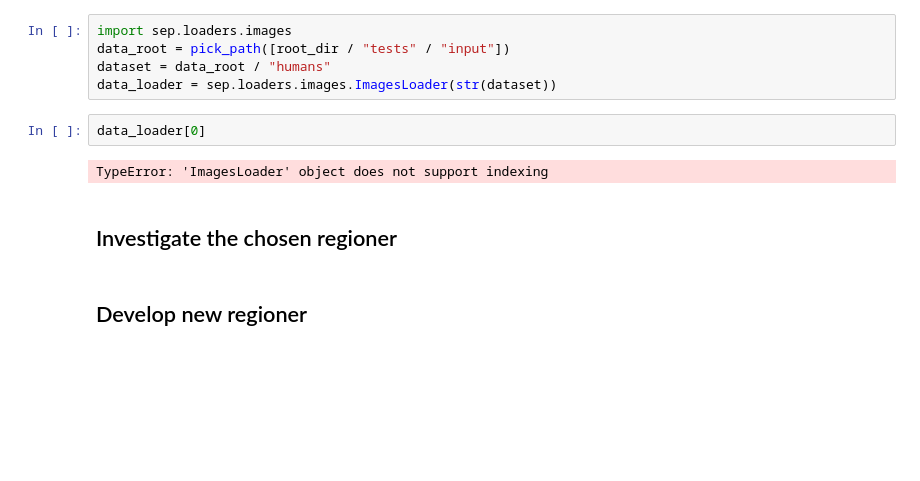
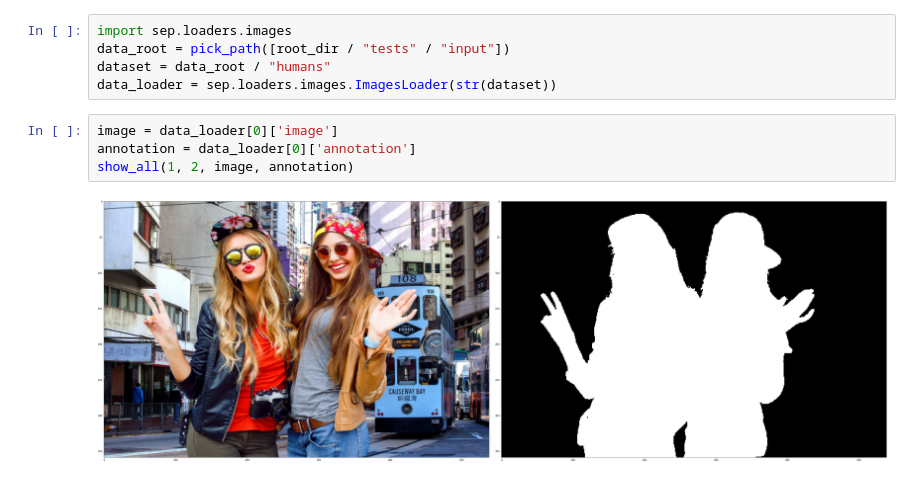
Before and after one commit to Fafa87/SEP, a Jupyter notebook: sep/inspect/regions.ipynb, the cells around one changed output. Saved outputs shown, nothing was run; the diff lists cells and outputs as text; blank space fills up the shorter version.

Commit message:
simple regioner in jupy

```diff
--- a/sep/inspect/regions.ipynb
+++ b/sep/inspect/regions.ipynb
@@ -13,11 +17,9 @@ import sep.loaders.images
 data_root = pick_path([root_dir / "tests" / "input"])
 dataset = data_root / "humans"
 data_loader = sep.loaders.images.ImagesLoader(str(dataset))
-# %%
-data_loader[0]
-# %% [output]
-TypeError: 'ImagesLoader' object does not support indexing
-# %% [markdown]
-## Investigate the chosen regioner
-# %% [markdown]
-## Develop new regioner
+# %%
+image = data_loader[0]['image']
+annotation = data_loader[0]['annotation']
+show_all(1, 2, image, annotation)
+# %% [output]
+[figure, added]
```
Also changed, not shown: parts of 13 cells of this notebook, 2 other files.
